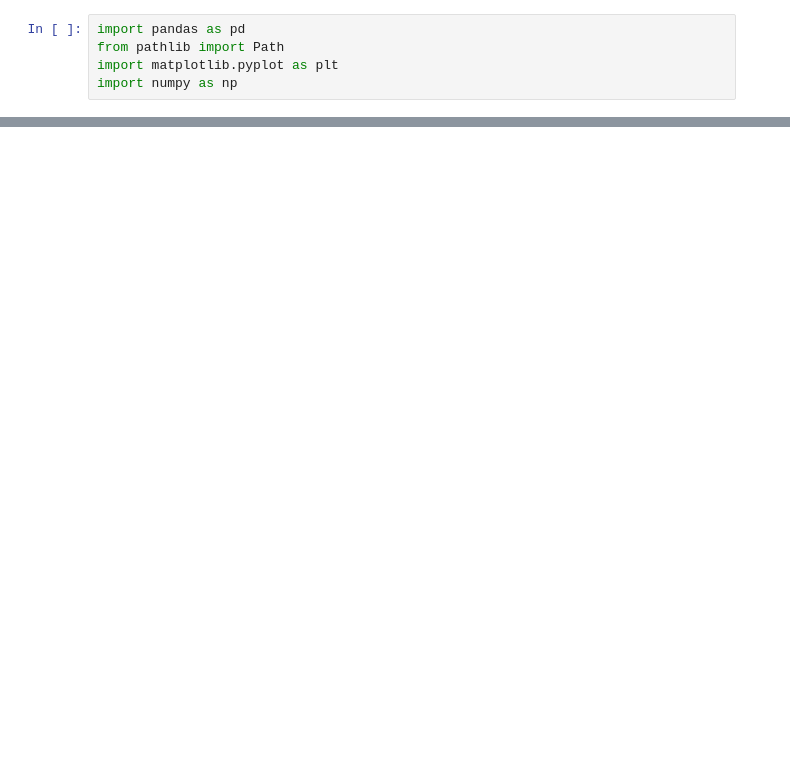
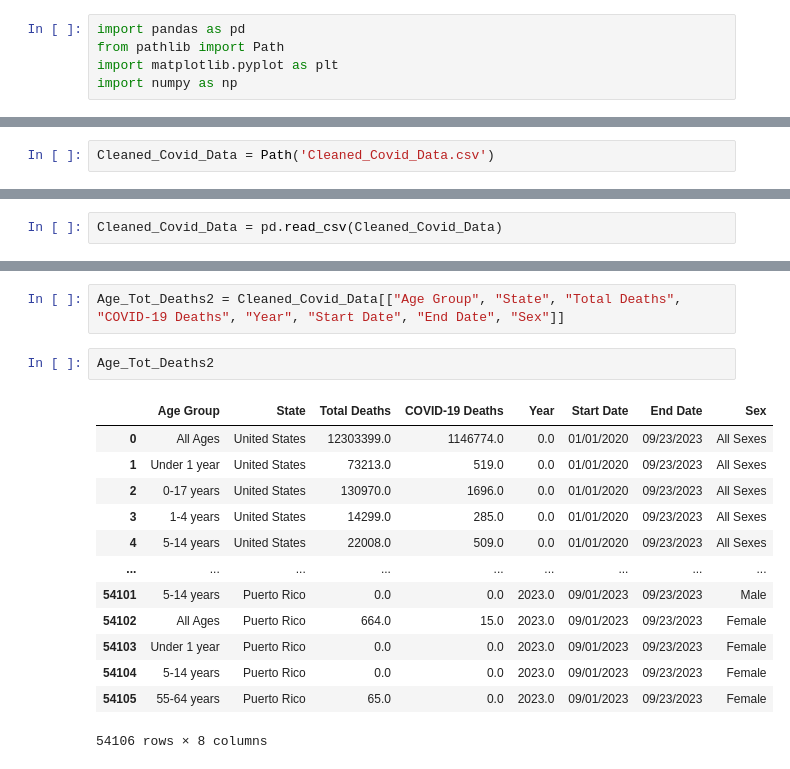
Before and after one commit to JTurk17/Team4_Project1, a Jupyter notebook: NJ_CovidDF copy.ipynb, the cells around one changed output, grey strips where cells are left out. Cells and saved outputs as stored; diff of their text form; blank space fills up the shorter version.

```diff
--- a/NJ_CovidDF copy.ipynb
+++ b/NJ_CovidDF copy.ipynb
@@ -233,0 +6,2 @@ Age_Total_Deaths = pd.DataFrame(
+# %%
+Cleaned_Covid_Data = Path('Cleaned_Covid_Data.csv')
@@ -233,0 +12,2 @@ Age_Total_Deaths = pd.DataFrame(
+# %%
+Cleaned_Covid_Data = pd.read_csv(Cleaned_Covid_Data)
@@ -233,0 +23,18 @@ Age_Total_Deaths = pd.DataFrame(
+# %%
+Age_Tot_Deaths2 = Cleaned_Covid_Data[["Age Group", "State", "Total Deaths", "COVID-19 Deaths", "Year", "Start Date", "End Date", "Sex"]]
+# %%
+Age_Tot_Deaths2
+# %% [output]
+|  | Age Group | State | Total Deaths | COVID-19 Deaths | Year | Start Date | End Date | Sex |
+| 0 | All Ages | United States | 12303399.0 | 1146774.0 | 0.0 | 01/01/2020 | 09/23/2023 | All Sexes |
+| 1 | Under 1 year | United States | 73213.0 | 519.0 | 0.0 | 01/01/2020 | 09/23/2023 | All Sexes |
+| 2 | 0-17 years | United States | 130970.0 | 1696.0 | 0.0 | 01/01/2020 | 09/23/2023 | All Sexes |
+| 3 | 1-4 years | United States | 14299.0 | 285.0 | 0.0 | 01/01/2020 | 09/23/2023 | All Sexes |
+| 4 | 5-14 years | United States | 22008.0 | 509.0 | 0.0 | 01/01/2020 | 09/23/2023 | All Sexes |
+| ... | ... | ... | ... | ... | ... | ... | ... | ... |
+| 54101 | 5-14 years | Puerto Rico | 0.0 | 0.0 | 2023.0 | 09/01/2023 | 09/23/2023 | Male |
+| 54102 | All Ages | Puerto Rico | 664.0 | 15.0 | 2023.0 | 09/01/2023 | 09/23/2023 | Female |
+| 54103 | Under 1 year | Puerto Rico | 0.0 | 0.0 | 2023.0 | 09/01/2023 | 09/23/2023 | Female |
+| 54104 | 5-14 years | Puerto Rico | 0.0 | 0.0 | 2023.0 | 09/01/2023 | 09/23/2023 | Female |
+| 54105 | 55-64 years | Puerto Rico | 65.0 | 0.0 | 2023.0 | 09/01/2023 | 09/23/2023 | Female |
+54106 rows × 8 columns
```
Also changed, not shown: parts of 38 cells of this notebook, 1 other file.
